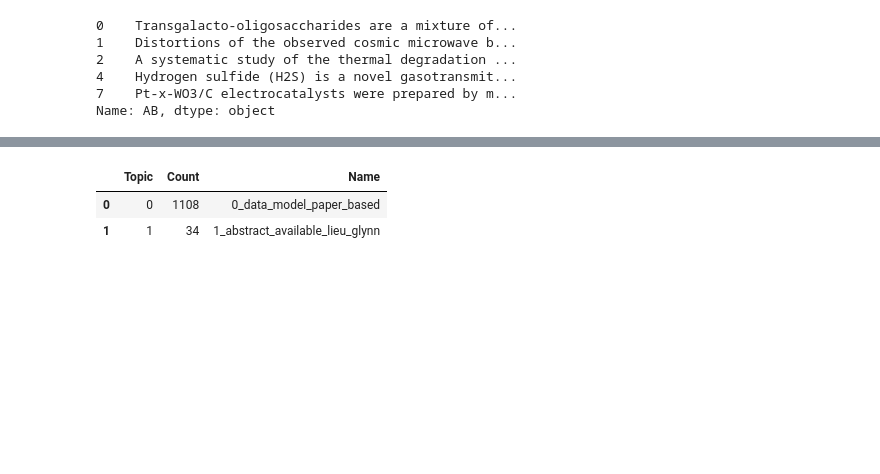
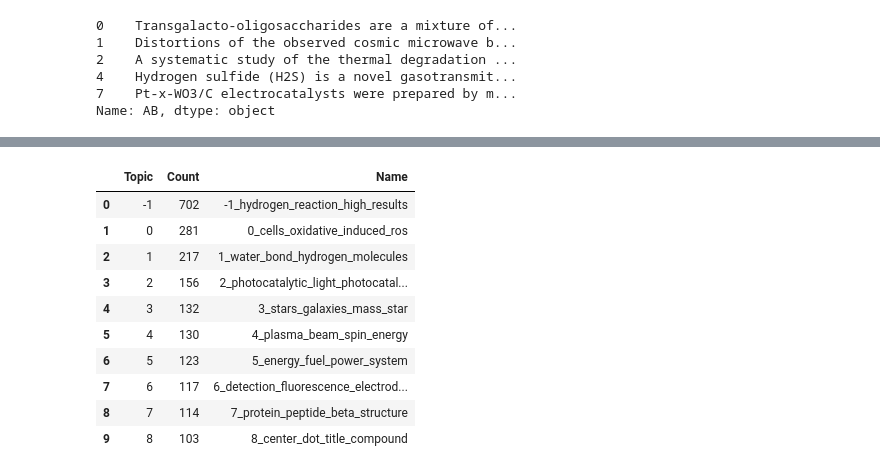
Before and after one commit to tristandewildt/ValueMonitor, a Jupyter notebook: Applying_Anchored_Corex.ipynb, the cells around one changed output, grey strips where cells are left out. Drawn from its saved outputs; the diff is of its cells as text; code cells hidden in the pictures; blank space fills up the shorter version.

Commit message:
Got BERTopic working for WOS_H2 data

```diff
--- a/Applying_Anchored_Corex.ipynb
+++ b/Applying_Anchored_Corex.ipynb
@@ -389,29 +373,3 @@ df_another.head()
 | 3 | Afghari A.P., Faghih Imani A., Pa... | 55845738400;55817273900;841979590... | Disentangling the effects of unob... | 2021 | Journal of Choice Modelling | 41 | NaN | 100324 | NaN | ... |
 | 4 | Fahim P.B.M., Martinez de Ubago A... | 56319061400;57277064300;140291885... | On the evolution of maritime port... | 2021 | Futures | 134 | NaN | 102834 | NaN | ... |
 5 rows × 24 columns
-# %%
-import re
-import nltk
-from nltk.corpus import stopwords
-from nltk.tokenize import word_tokenize
-
-nltk.download('stopwords')
-nltk.download('punkt')
-
-stop_words = stopwords.words('english')
-
-def clean_text(x):
-  x = str(x)
-  x = x.lower()
-  x = re.sub(r'#[A-Za-z0-9]*', ' ', x)
-  x = re.sub(r'https*://.*', ' ', x)
-  x = re.sub(r'@[A-Za-z0-9]+', ' ', x)
-  tokens = word_tokenize(x)
-  x = ' '.join([w for w in tokens if not w.lower() in stop_words])
-  x = re.sub(r'[%s]' % re.escape('!"#$%&\()*+,-./:;<=>?@[\\]^_`{|}~“…”’'), ' ', x)
-  x = re.sub(r'\d+', ' ', x)
-  x = re.sub(r'\n+', ' ', x)
-  x = re.sub(r'\s{2,}', ' ', x)
-  return x
-
-df_another['clean_text'] = df_another.Abstract.apply(clean_text)
@@ -492,0 +473,4 @@ topics2, probs2 = topic_model.fit_transform(abs)
+# %%
+from bertopic import BERTopic
+topic_model = BERTopic(language="english", calculate_probabilities=True, verbose=True)
+topics, probs = topic_model.fit_transform(abs)
@@ -493,6 +481,14 @@ topics2, probs2 = topic_model.fit_transform(abs)
 # %%
-freq2 = topic_model.get_topic_info(); freq.head(5)
+freq = topic_model.get_topic_info(); freq.head(10)
 # %% [output]
 |  | Topic | Count | Name |
-| 0 | 0 | 1108 | 0_data_model_paper_based |
-| 1 | 1 | 34 | 1_abstract_available_lieu_glynn |
+| 0 | -1 | 702 | -1_hydrogen_reaction_high_results |
+| 1 | 0 | 281 | 0_cells_oxidative_induced_ros |
+| 2 | 1 | 217 | 1_water_bond_hydrogen_molecules |
+| 3 | 2 | 156 | 2_photocatalytic_light_photocatal... |
+| 4 | 3 | 132 | 3_stars_galaxies_mass_star |
+| 5 | 4 | 130 | 4_plasma_beam_spin_energy |
+| 6 | 5 | 123 | 5_energy_fuel_power_system |
+| 7 | 6 | 117 | 6_detection_fluorescence_electrod... |
+| 8 | 7 | 114 | 7_protein_peptide_beta_structure |
+| 9 | 8 | 103 | 8_center_dot_title_compound |
```
Also changed, not shown: parts of 15 cells of this notebook.
